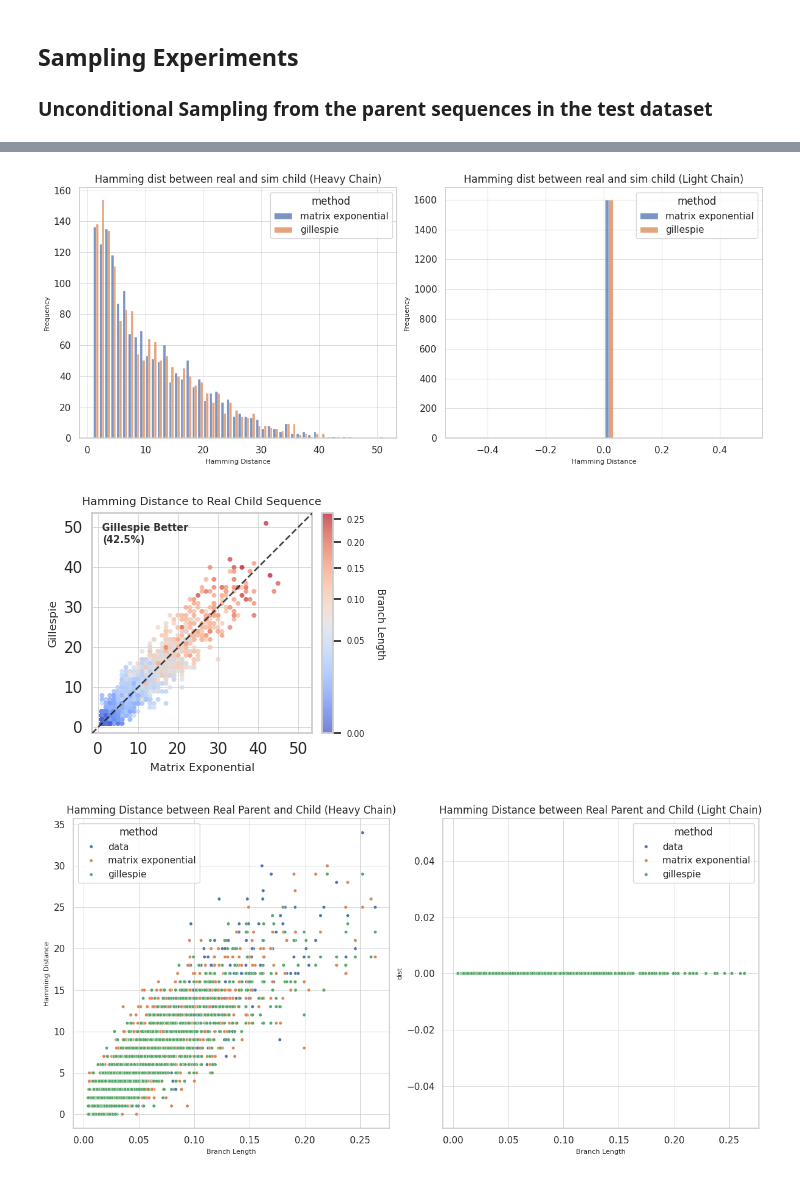
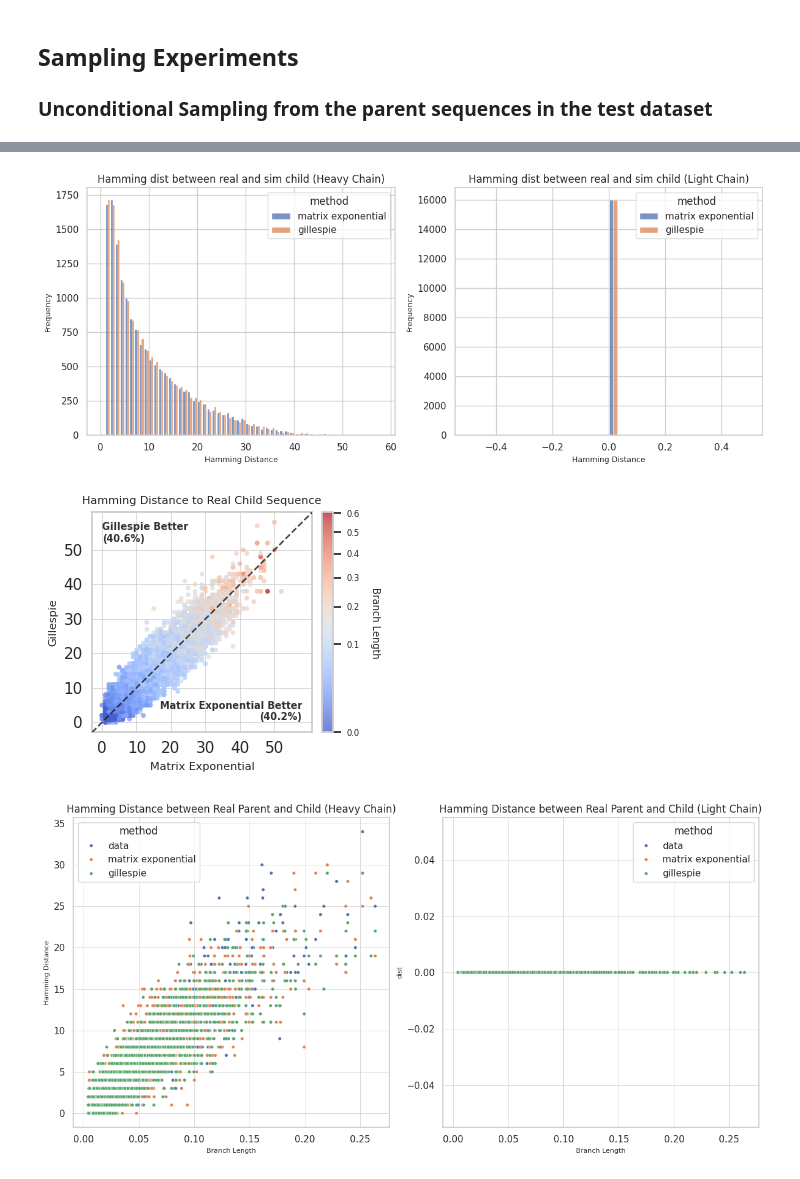
Before and after one commit to thematrixmaster/cosine, a Jupyter notebook: notebooks/eval_ctmc_model.ipynb, the cells around one changed output, grey strips where cells are left out. Drawn from its saved outputs; the diff is of its cells as text; code cells hidden in the pictures.

```diff
--- a/notebooks/eval_ctmc_model.ipynb
+++ b/notebooks/eval_ctmc_model.ipynb
@@ -337,7 +343,7 @@ real_child_hv_seqs, real_child_lt_seqs = [], []
 ind_sim_child_hv_seqs, ind_sim_child_lt_seqs = [], []
 dep_sim_child_hv_seqs, dep_sim_child_lt_seqs = [], []
 branch_lengths = []
-n_batches = 50
+n_batches = 500
 
 for batch in tqdm(dataloader, desc="Inference"):
     batch = [b.to(device) for b in batch]
@@ -446,10 +518,8 @@ ax[1].set_ylabel('Frequency')
 plt.tight_layout()
 plt.show()
 # %% [output]
-[figure, old version]
+[figure, new version]
 # %%
-# make a parity plot of the hamming distance to the real child between the gillespie samples and the matrix exponential samples
-# color the parity points by the branch length
 import matplotlib.pyplot as plt
 import matplotlib.colors as mcolors
 import seaborn as sns
@@ -468,7 +538,10 @@ x_col, y_col = 'Matrix Exponential', 'Gillespie'
 X, Y, C = pivoted[x_col].astype(int), pivoted[y_col].astype(int), pivoted['bl']
 
 # 2. Stats
-pct_win = 100 * (Y < X).mean()
+# Y < X means Y (Gillespie) is smaller (better)
+pct_win_y = 100 * (Y < X).mean()
+# X < Y means X (Matrix Exp) is smaller (better)
+pct_win_x = 100 * (X < Y).mean()
 
 # 3. Setup Plot
 sns.set_theme(style='whitegrid', rc={'font.size': 8, 'axes.labelsize': 8, 'grid.linewidth': 0.5})
@@ -490,37 +563,40 @@ ax.plot([lims[0], lims[1]], [lims[0], lims[1]], 'k--', lw=1.2, alpha=0.8, zorder
 
 # 7. Main Formatting
 ax.set_aspect('equal')
 ax.set_xlim(lims)
 ax.set_ylim(lims)
 
 ticks = np.linspace(0, 50, 6, dtype=int)
 ax.set_xticks(ticks)
 ax.set_yticks(ticks)
 ax.set_xticklabels([f'{t}' for t in ticks])
 ax.set_yticklabels([f'{t}' for t in ticks])
 
-# Add visible ticks to main axes (length=3 makes them visible but subtle)
 ax.tick_params(axis='both', which='major', length=3, width=0.5)
 
 ax.set_xlabel(f'{x_col}')
 ax.set_ylabel(f'{y_col}')
 ax.set_title(f"Hamming Distance to Real Child Sequence", fontsize=8)
 
-# Annotation
-ax.text(lims[0] + padding, lims[1] - padding, f'{y_col} Better\n({pct_win:.1f}%)',
+# Annotation 1: Gillespie Better (Top Left)
+ax.text(lims[0] + padding, lims[1] - padding, f'{y_col} Better\n({pct_win_y:.1f}%)',
         ha='left', va='top', fontweight='bold', fontsize=7, color='#333', zorder=5)
+
+# Annotation 2: Matrix Exp Better (Bottom Right)
+ax.text(lims[1] - padding, lims[0] + padding, f'{x_col} Better\n({pct_win_x:.1f}%)',
+        ha='right', va='bottom', fontweight='bold', fontsize=7, color='#333', zorder=5)
 
 # 8. Colorbar
 cbar = plt.colorbar(sc, ax=ax, fraction=0.046, pad=0.04)
 cbar.set_label('Branch Length', rotation=270, labelpad=15, fontsize=7)
 cbar.ax.tick_params(labelsize=6)
 
 sns.despine(ax=ax, top=False, right=False)
 plt.tight_layout()
 plt.savefig('figure_parity_hamming_dist_to_real_child.pdf', bbox_inches='tight')
 plt.show()
 # %% [output]
-[figure, old version]
+[figure, new version]
 # %%
 # calculate hamming distance between real parent and all child sequences, real and fake
 
```
Also changed, not shown: parts of 61 cells of this notebook, 38 other files.
